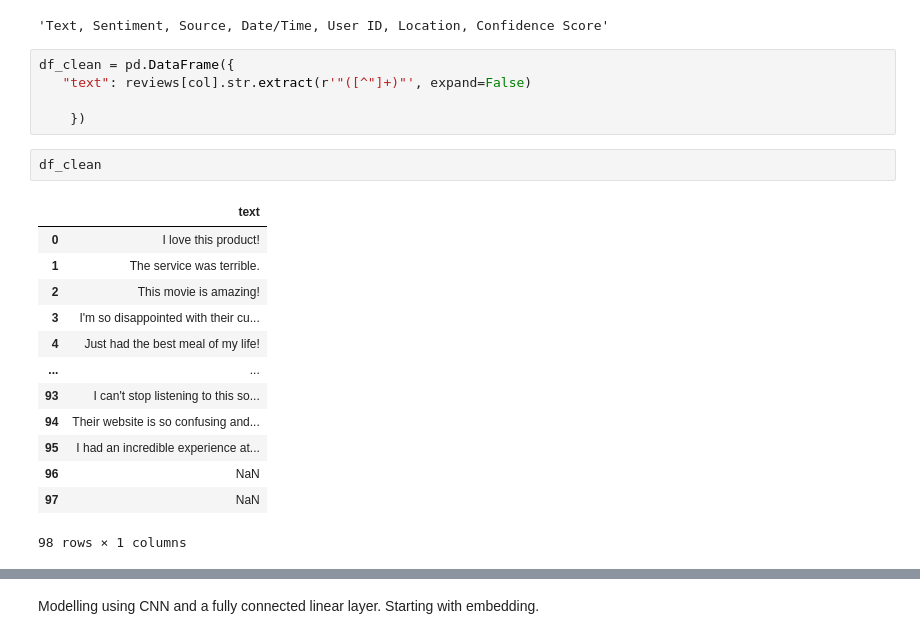
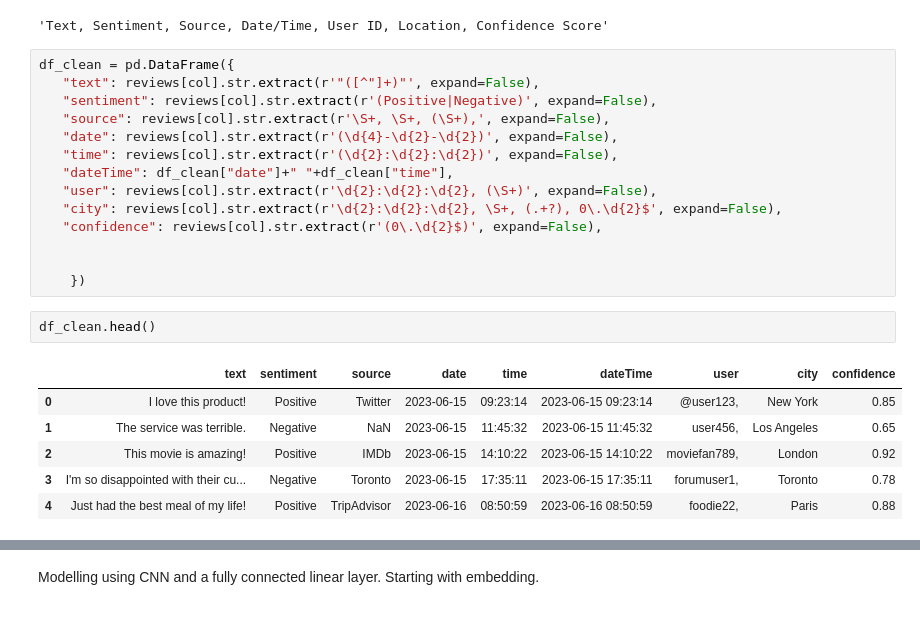
Before and after one commit to scottpitcher/text_analysis, a Jupyter notebook: Vax_sent_analysis.ipynb, the cells around one changed output, grey strips where cells are left out. Saved outputs shown, nothing was run; the diff lists cells and outputs as text.

```diff
--- a/Vax_sent_analysis.ipynb
+++ b/Vax_sent_analysis.ipynb
@@ -30,24 +43,26 @@ col = reviews.columns[0]
 col
 # %% [output]
 'Text, Sentiment, Source, Date/Time, User ID, Location, Confidence Score'
-# %%
-df_clean = pd.DataFrame({
-   "text": reviews[col].str.extract(r'"([^"]+)"', expand=False)
-
-    })
+# %%
+df_clean = pd.DataFrame({
+   "text": reviews[col].str.extract(r'"([^"]+)"', expand=False),
+   "sentiment": reviews[col].str.extract(r'(Positive|Negative)', expand=False),
+   "source": reviews[col].str.extract(r'\S+, \S+, (\S+),', expand=False),
+   "date": reviews[col].str.extract(r'(\d{4}-\d{2}-\d{2})', expand=False),
+   "time": reviews[col].str.extract(r'(\d{2}:\d{2}:\d{2})', expand=False),
+   "dateTime": df_clean["date"]+" "+df_clean["time"],
+   "user": reviews[col].str.extract(r'\d{2}:\d{2}:\d{2}, (\S+)', expand=False),
+   "city": reviews[col].str.extract(r'\d{2}:\d{2}:\d{2}, \S+, (.+?), 0\.\d{2}$', expand=False),
+   "confidence": reviews[col].str.extract(r'(0\.\d{2}$)', expand=False),
+
+
+    })
 # %%
-df_clean
+df_clean.head()
 # %% [output]
-|  | text |
-| 0 | I love this product! |
-| 1 | The service was terrible. |
-| 2 | This movie is amazing! |
-| 3 | I'm so disappointed with their cu... |
-| 4 | Just had the best meal of my life! |
-| ... | ... |
-| 93 | I can't stop listening to this so... |
-| 94 | Their website is so confusing and... |
-| 95 | I had an incredible experience at... |
-| 96 | NaN |
-| 97 | NaN |
+|  | text | sentiment | source | date | time | dateTime | user | city | confidence |
+| 0 | I love this product! | Positive | Twitter | 2023-06-15 | 09:23:14 | 2023-06-15 09:23:14 | @user123, | New York | 0.85 |
+| 1 | The service was terrible. | Negative | NaN | 2023-06-15 | 11:45:32 | 2023-06-15 11:45:32 | user456, | Los Angeles | 0.65 |
+| 2 | This movie is amazing! | Positive | IMDb | 2023-06-15 | 14:10:22 | 2023-06-15 14:10:22 | moviefan789, | London | 0.92 |
+| 3 | I'm so disappointed with their cu... | Negative | Toronto | 2023-06-15 | 17:35:11 | 2023-06-15 17:35:11 | forumuser1, | Toronto | 0.78 |
+| 4 | Just had the best meal of my life! | Positive | TripAdvisor | 2023-06-16 | 08:50:59 | 2023-06-16 08:50:59 | foodie22, | Paris | 0.88 |
-98 rows × 1 columns
```
Also changed, not shown: parts of 3 cells of this notebook.
